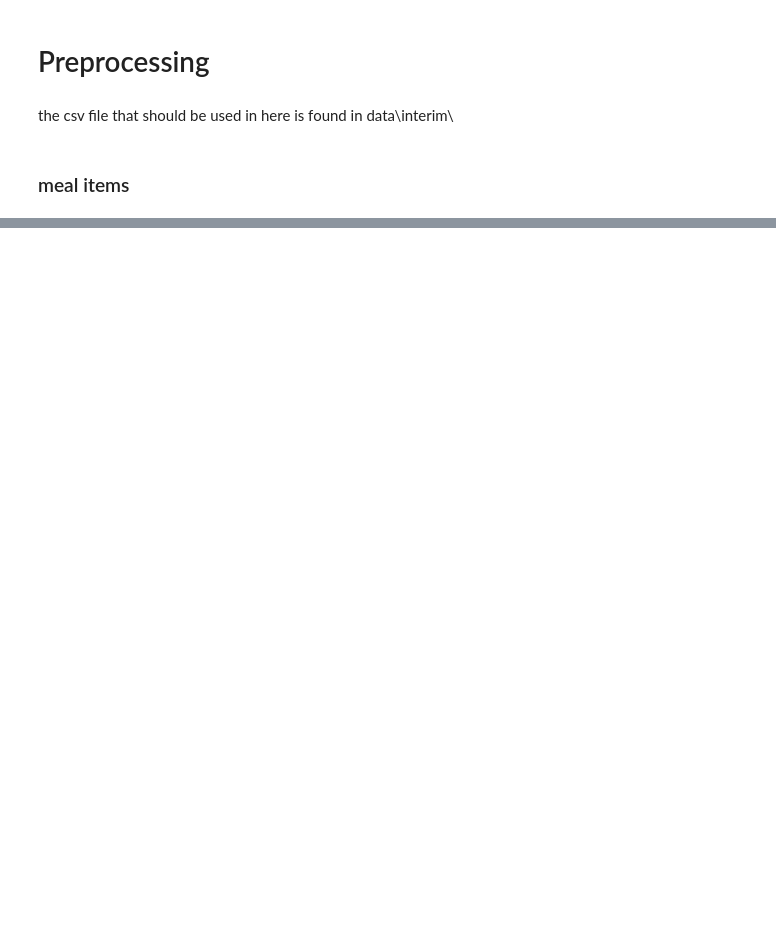
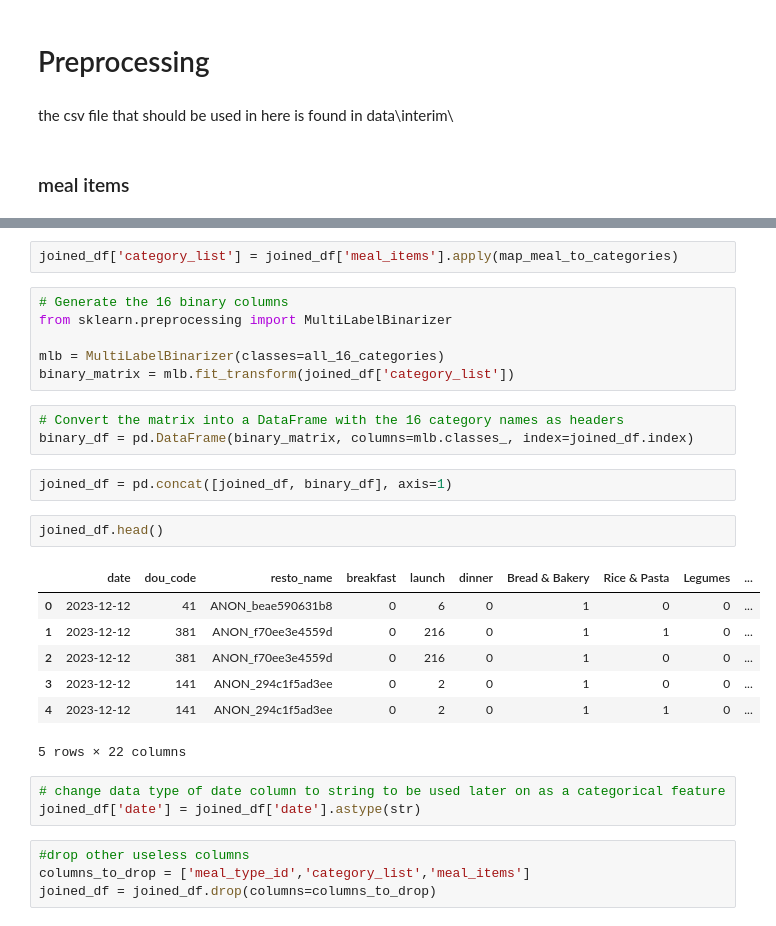
Before and after one commit to aziziabdallahesmail-ensia/IntelliCanteen, a Jupyter notebook: intellicanteen/notebooks/preprocessing and feature engineering.ipynb, the cells around one changed output, grey strips where cells are left out. Cells and saved outputs as stored; diff of their text form; blank space fills up the shorter version.

```diff
--- a/intellicanteen/notebooks/preprocessing and feature engineering.ipynb
+++ b/intellicanteen/notebooks/preprocessing and feature engineering.ipynb
@@ -164,0 +98,30 @@ Compressing embeddings to 2D using t-SNE... (this may take a minute)
+# %%
+joined_df['category_list'] = joined_df['meal_items'].apply(map_meal_to_categories)
+# %%
+# Generate the 16 binary columns
+from sklearn.preprocessing import MultiLabelBinarizer
+
+mlb = MultiLabelBinarizer(classes=all_16_categories)
+binary_matrix = mlb.fit_transform(joined_df['category_list'])
+# %%
+# Convert the matrix into a DataFrame with the 16 category names as headers
+binary_df = pd.DataFrame(binary_matrix, columns=mlb.classes_, index=joined_df.index)
+# %%
+joined_df = pd.concat([joined_df, binary_df], axis=1)
+# %%
+joined_df.head()
+# %% [output]
+|  | date | dou_code | resto_name | breakfast | launch | dinner | Bread & Bakery | Rice & Pasta | Legumes | ... |
+| 0 | 2023-12-12 | 41 | ANON_beae590631b8 | 0 | 6 | 0 | 1 | 0 | 0 | ... |
+| 1 | 2023-12-12 | 381 | ANON_f70ee3e4559d | 0 | 216 | 0 | 1 | 1 | 0 | ... |
+| 2 | 2023-12-12 | 381 | ANON_f70ee3e4559d | 0 | 216 | 0 | 1 | 0 | 0 | ... |
+| 3 | 2023-12-12 | 141 | ANON_294c1f5ad3ee | 0 | 2 | 0 | 1 | 0 | 0 | ... |
+| 4 | 2023-12-12 | 141 | ANON_294c1f5ad3ee | 0 | 2 | 0 | 1 | 1 | 0 | ... |
+5 rows × 22 columns
+# %%
+# change data type of date column to string to be used later on as a categorical feature
+joined_df['date'] = joined_df['date'].astype(str)
+# %%
+#drop other useless columns
+columns_to_drop = ['meal_type_id','category_list','meal_items']
+joined_df = joined_df.drop(columns=columns_to_drop)
```
Also changed, not shown: parts of 21 cells of this notebook, 2 other files.
